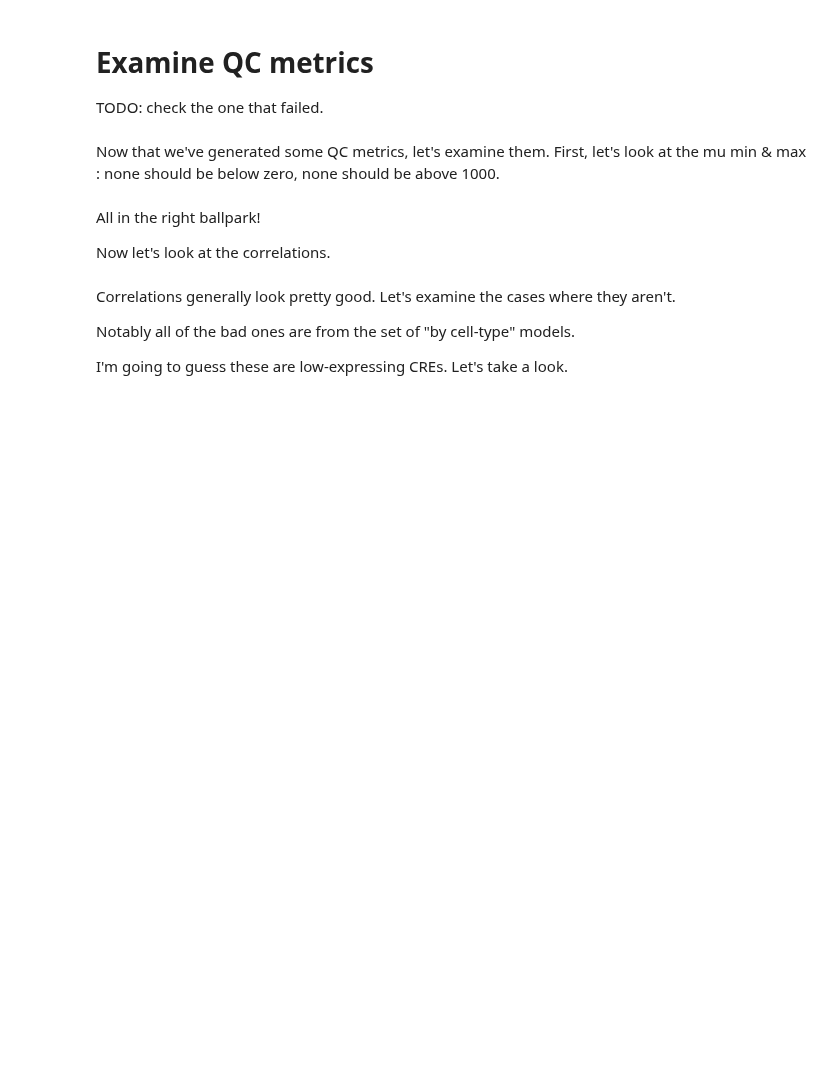
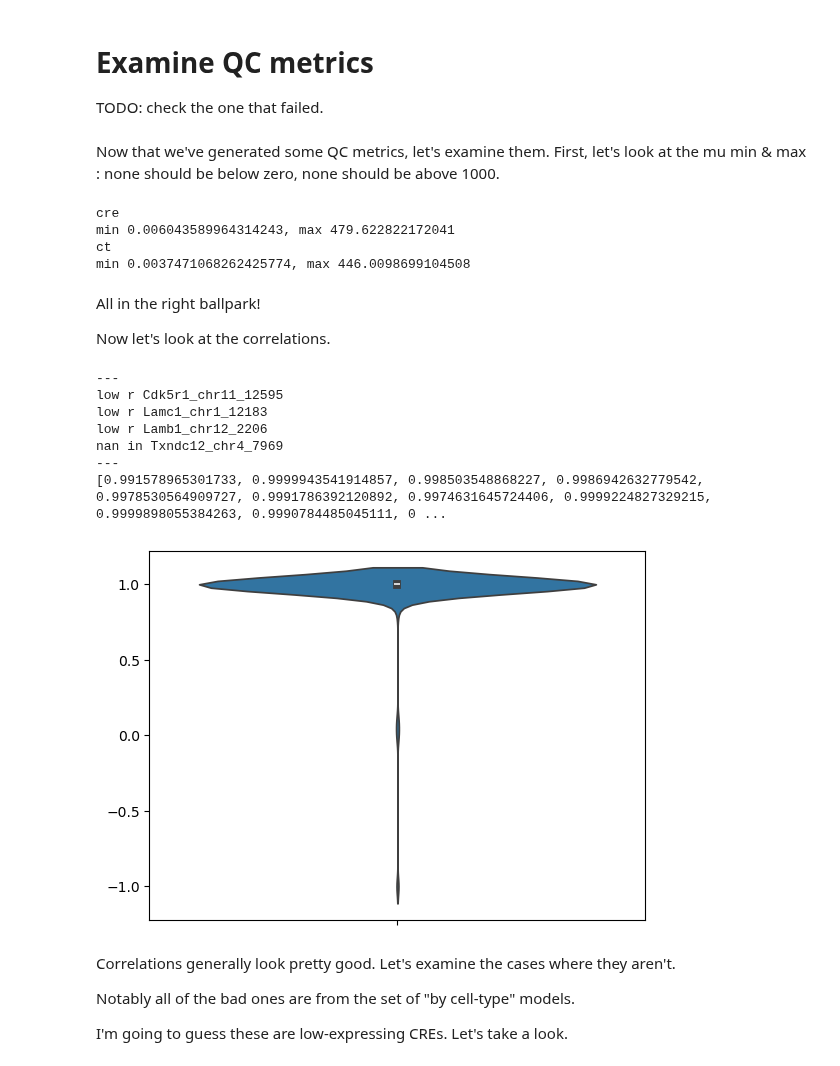
Before and after one commit to Reilly-Lab-Yale/tabula-rasa, a Jupyter notebook: analyses/supporting/shendure_mean_recap.ipynb, the cells around one changed output. Drawn from its saved outputs; the diff is of its cells as text; code cells hidden in the pictures; blank space fills up the shorter version.

Commit message:
+QC on new model class

```diff
--- a/analyses/supporting/shendure_mean_recap.ipynb
+++ b/analyses/supporting/shendure_mean_recap.ipynb
@@ -29,10 +27,27 @@ client = Client(cluster)
 # %% [markdown]
 # Describe with an ortho
 # %%
-#load data
-data_root="/gpfs/gibbs/pi/reilly/tabula_data"
-shendure=scm.scMPRA_data.from_tsv(f"{data_root}/shendure/shendure_counts_grouped.txt")
-shendure.set_negative_controls(["minP","noP"])
-shendure.set_reference_cell("Pluripotent")
-shendure.ortho_filter()
+path="/gpfs/gibbs/pi/reilly/tabula_data/shendure"
+name="ortho_primordial"
+
+import os
+if os.path.isdir(path+"/"+name):
+    print("[+] Model found. Loading...")
+    primordial=scm.ortho.load(client,path,name)
+    shendure=primordial.training_data
+else:
+    print("[+] Model not found. Creating...")
+
+    #load data
+    data_root="/gpfs/gibbs/pi/reilly/tabula_data"
+    shendure=scm.scMPRA_data.from_tsv(f"{data_root}/shendure/shendure_counts_grouped.txt")
+    shendure.set_negative_controls(["minP","noP"])
+    shendure.set_reference_cell("Pluripotent")
+    shendure.ortho_filter()
+
+    primordial=scm.ortho()
+    primordial.criss_cross(client=client,
+                       dat=shendure)
+    primordial.extract_params(client)
+    primordial.save(path,name)
 # %% [output]
@@ -104,34 +72,48 @@ def minimax(QC):
     print(f"min {min(x['mu'])}, max {max(x['mu'])}")
 
 print("cre")
-minimax(QC_cre)
+minimax(primordial.by_cre_qc)
 print("ct")
-minimax(QC_ct)
+minimax(primordial.by_cell_qc)
+# %% [output]
+cre
+min 0.006043589964314243, max 479.622822172041
+ct
+min 0.0037471068262425774, max 446.0098699104508
 # %% [markdown]
 All in the right ballpark!
 
 Now let's look at the correlations.
 # %%
 r=[]
-for QC in [QC_cre,QC_ct]:
+for QC in [primordial.by_cre_qc,primordial.by_cell_qc]:
     print("---")
 
     for level in QC.keys():
         if QC[level]["success"]:
             if np.isnan(QC[level]["r_value"]):
                 print(f"nan in {level}")
             else:
                 if QC[level]["r_value"]<0.8:
                     print(f"low r {level}")
                 r.append(QC[level]["r_value"])
 
 
 sns.violinplot(r)
 
 print(r)
 #print(np.mean(r))
 #for cell_type in QC:
 #    print(f"{cell_type} : r={QC[cell_type]['r_value']}, slope={QC[cell_type]['slope']}")
+# %% [output]
+---
+low r Cdk5r1_chr11_12595
+low r Lamc1_chr1_12183
+low r Lamb1_chr12_2206
+nan in Txndc12_chr4_7969
+---
+[0.991578965301733, 0.9999943541914857, 0.998503548868227, 0.9986942632779542, 0.9978530564909727, 0.9991786392120892, 0.9974631645724406, 0.9999224827329215, 0.9999898055384263, 0.9990784485045111, 0 ...
+[figure, added]
 # %% [markdown]
 Correlations generally look pretty good. Let's examine the cases where they aren't.
 
```
Also changed, not shown: parts of 21 cells of this notebook, 2 other files.
